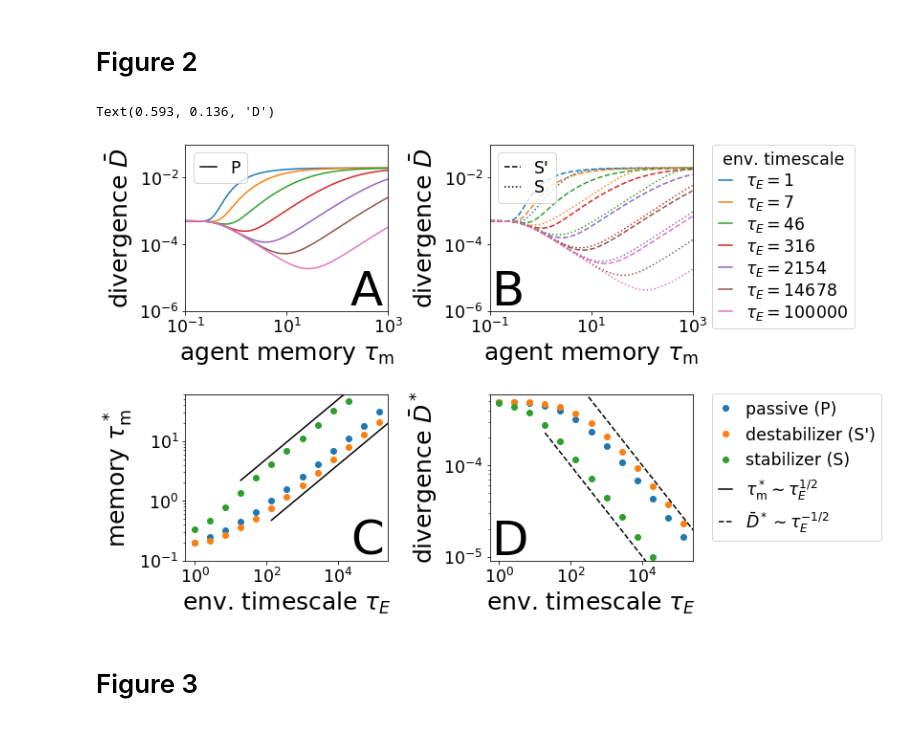
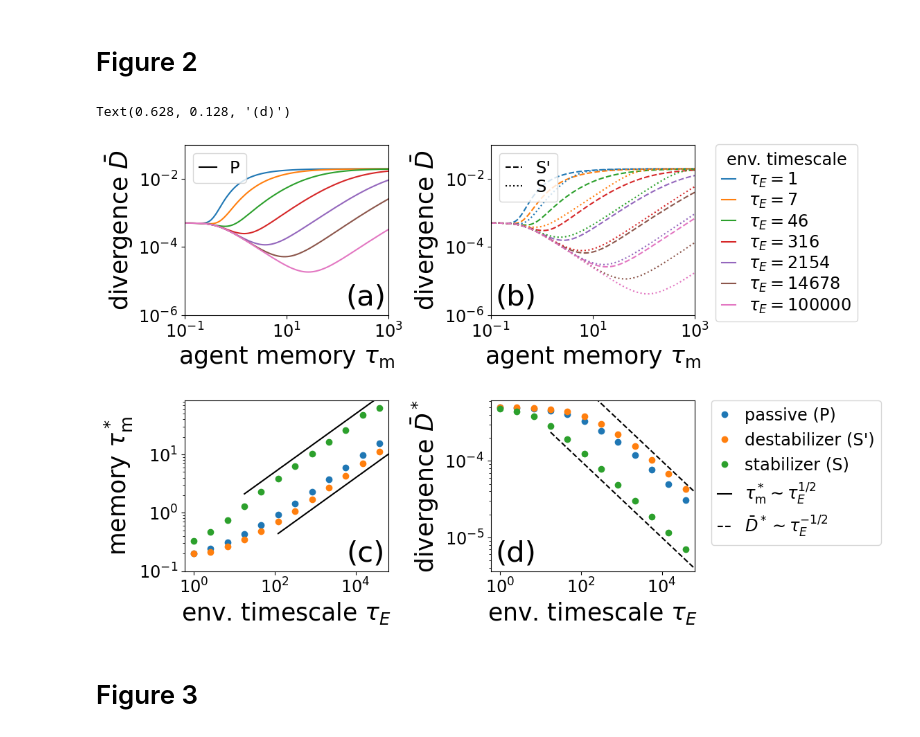
Before and after one commit to eltrompetero/adaptation, a Jupyter notebook: plotting.ipynb, the cells around one changed output. Drawn from its saved outputs; the diff is of its cells as text; code cells hidden in the pictures.

```diff
--- a/plotting.ipynb
+++ b/plotting.ipynb
@@ -47,7 +49,7 @@ fig.savefig('%s/vector.png'%imgdr, bbox_inches='tight', dpi=200)
 seed = 1
 
 # agent properties
-betaRange = exp(-1/array([1,10,100]))
+betaRange = np.exp(-1/np.array([1,10,100]))
 # environment properties
 tau = 10
 kwargs = {'noise':{'type':'binary', 'scale':.2},
@@ -56,8 +58,8 @@ kwargs = {'noise':{'type':'binary', 'scale':.2},
 
 kwargs['rng'] = np.random.RandomState(seed)
 kwargs['noise']['tau'] = tau
-learner = agent.Vision(**kwargs)
-learner.learn(betaRange, n_cpus=cpu_count()-1);
+learner = agent.Passive(**kwargs)
+learner.learn(betaRange);
 # %%
 fig = plt.figure(figsize=(10,9.5))
 gs = GridSpec(2,3)
@@ -143,7 +144,7 @@ fig.savefig(f'{imgdr}/example_and_rates.pdf', bbox_inches='tight')
 # %% [markdown]
 # Figure 2
 # %%
-load_pickle('cache/vision_agent_sim_tau_range.p')
+load_pickle('cache/passive_agent_sim_tau_range.p')
 tauRange_ = tauRange
 learners_ = learners
 tauRange = tauRange[::2]
@@ -159,10 +160,10 @@ ax = [ax[0,0],ax[0,1]]
 
 
 for i, mdkl in enumerate(dkl.values()):
-    ax[0].loglog(-1/log(betaRange), mdkl, '-', c='C%d'%i)
+    ax[0].loglog(-1/np.log(betaRange), mdkl, '-', c='C%d'%i)
 
 ax[0].set(ylabel=r'divergence $\bar D$',
-          xlim=-1/log(betaRange[[0,-1]]), ylim=(1e-6, .1),
+          xlim=-1/np.log(betaRange[[0,-1]]), ylim=(1e-6, .1),
           xlabel=r'agent memory $\tau_{\rm m}$',
           xticks=[.1, 10, 1e3])
 leg = ax[0].legend([r'$\tau_E=%1.0f$'%(i) for i in tauRange],
@@ -188,7 +189,7 @@ for k in list(dkl.keys())[1::2]:
     del dkl[k]
 
 for i, mdkl in enumerate(dkl.values()):
-     ax[1].loglog(-1/log(betaRange), mdkl, '--')
+     ax[1].loglog(-1/np.log(betaRange), mdkl, '--')
 
 load_pickle('cache/stabilizer_agent_sim_tau_range.p')
 tauRange_ = tauRange
@@ -199,12 +200,12 @@ for k in list(dkl.keys())[1::2]:
     del dkl[k]
 
 for i, mdkl in enumerate(dkl.values()):
-     ax[1].loglog(-1/log(betaRange), mdkl, ':',
+     ax[1].loglog(-1/np.log(betaRange), mdkl, ':',
               c='C%d'%i)
 
 ax[1].set(xlabel=r'agent memory $\tau_{\rm m}$',
           ylabel=r'divergence $\bar D$',
-          xlim=-1/log(betaRange[[0,-1]]),
+          xlim=-1/np.log(betaRange[[0,-1]]),
           ylim=(1e-6, .1),
           xticks=[.1, 10, 1e3])
 
@@ -227,104 +228,107 @@ ax[1].legend(custom_lines,
              loc=2)
 ax[1].add_artist(leg)
 
-# ax[0].text(.12, 1.e-2, 'A', fontsize=50)
-# ax[1].text(.12, 1.e-2, 'B', fontsize=50)
-
 
 
 # ===============================================
 ax = [allax[1,0],allax[1,1]]
 
 # track min
-load_pickle('cache/tau_scaling_0.2.p')
+# load_pickle('cache/tau_scaling_0.2.p')
+load_pickle('cache/eigen_passive_tau_range.p')
 
 h = []
 
 # passive
 minbeta = []
 mindkl = []
-for k in list(Pdkl.keys())[:-2]:
-    mn = find_chebmin(betaRange, Pdkl[k], h0, Perrs[k].ravel())
+for k in list(edkl.keys())[:-1]:
+    mn = find_chebmin(betaRange, edkl[k], h0, errs[k].ravel())
     minbeta.append(mn[0])
     mindkl.append(mn[1])
 minbeta = np.array(minbeta)
 mindkl = np.array(mindkl)
-memlifetime = -1/log(minbeta)
+memlifetime = -1/np.log(minbeta)
 h.append(ax[0].loglog(tauRange[:memlifetime.size], memlifetime, 'o')[0])
 ax[1].loglog(tauRange[:mindkl.size], mindkl, 'o')
 
 # destabilizer
+load_pickle('cache/eigen_destabilizer_tau_range.p')
 minbeta = []
 mindkl = []
-for k in list(Pdkl.keys())[:-2]:
-    mn = find_chebmin(betaRange, ADdkl[k], h0, ADerrs[k].ravel())
+for k in list(edkl.keys())[:-1]:
+    mn = find_chebmin(betaRange, edkl[k], h0, errs[k].ravel())
     minbeta.append(mn[0])
     mindkl.append(mn[1])
 minbeta = np.array(minbeta)
 mindkl = np.array(mindkl)
-memlifetime = -1/log(minbeta)
+memlifetime = -1/np.log(minbeta)
 h.append(ax[0].loglog(tauRange[:memlifetime.size], memlifetime, 'o')[0])
 ax[1].loglog(tauRange[:mindkl.size], mindkl, 'o')
 
-# stabilizer
+# stabilizer ===================================
+load_pickle('cache/eigen_stabilizer_tau_range.p')
 minbeta = []
 mindkl = []
-for k in list(ASdkl.keys())[:-4]:
-    mn = find_chebmin(betaRange, ASdkl[k], h0, ASerrs[k].ravel())
+for k in list(edkl.keys())[:-1]:
+    mn = find_chebmin(betaRange, edkl[k], h0, errs[k].ravel())
     minbeta.append(mn[0])
     mindkl.append(mn[1])
 minbeta = np.array(minbeta)
 mindkl = np.array(mindkl)
-memlifetime = -1/log(minbeta)
+memlifetime = -1/np.log(minbeta)
 h.append(ax[0].loglog(tauRange[:memlifetime.size], memlifetime, 'o')[0])
 ax[1].loglog(tauRange[:mindkl.size], mindkl, 'o')
 
-# fit lines
+# fit lines ====================================
 xlim0 = ax[0].get_xlim()
 ylim0 = ax[0].get_ylim()
-te = array([tauRange[5], xlim0[-1]])
+te = np.array([tauRange[5], xlim0[-1]])
 h.append(ax[0].loglog(te, te**.5/25, 'k-')[0])
-te = array([tauRange[3], xlim0[-1]])
+te = np.array([tauRange[3], xlim0[-1]])
 ax[0].loglog(te, te**.5/2, 'k-')
 
 ylim = ax[1].get_ylim()
-te = tauRange[3:-3]
+te = tauRange[3:]
 h.append(ax[1].loglog(te, te**-.5/1000, 'k--')[0])
 te = tauRange[4:]
 ax[1].loglog(te, te**-.5/100, 'k--')
 
 ax[0].set(ylabel=r'memory $\tau_{\rm m}^*$')
 ax[0].set(xscale='log', yscale='log')
-ax[0].set(xlim=xlim0, ylim=(.1,ylim0[1]),
+ax[0].set(xlim=xlim0, ylim=(.1, ylim0[1]),
           xlabel=r'env. timescale $\tau_E$',
           xticks=[1, 1e2, 1e4])
 ax[1].set(xscale='log', yscale='log',
           xlabel=r'env. timescale $\tau_E$',
           ylabel=r'divergence $\bar D^*$')
 ax[1].set(xlim=xlim0, ylim=ylim)
-ax[1].set(ylim=(1e-5/1.1,ylim[1]),
+ax[1].set(ylim=(4e-6/1.1,ylim[1]),
           xticks=[1, 1e2, 1e4])
 
 ax[1].legend(h, ('passive (P)', "destabilizer (S')", 'stabilizer (S)',
                  r'$\tau_{\rm m}^* \sim \tau_E^{1/2}$',
                  r'$\bar D^* \sim \tau_E^{-1/2}$'),
              fontsize='x-small',
              handlelength=.8,
-             bbox_to_anchor=(1.055,1.051))
+             loc=1,
+             bbox_to_anchor=(1.955,1.051))
 
 
 # formatting all axes =============================================
 for a in allax.ravel():
     [el.set_fontsize('x-small') for el in a.xaxis.get_ticklabels()]
     [el.set_fontsize('x-small') for el in a.yaxis.get_ticklabels()]
 
-allax[0,0].text(180, 1.5e-6, 'A', fontsize=50)
-allax[0,1].text(.105, 1.5e-6, 'B', fontsize=50)
-fig.text(.377, .136, 'C', fontsize=50)
-fig.text(.593, .136, 'D', fontsize=50)
+# allax[0,0].text(140, 2e-6, '(a)', fontsize=30)
+# allax[0,1].text(.12, 2e-6, '(b)', fontsize=30)
+fig.text(.4, .59, '(a)', fontsize=30, ha='center')
+fig.text(.628, .59, '(b)', fontsize=30, ha='center')
+fig.text(.4, .128, '(c)', fontsize=30, ha='center')
+fig.text(.628, .128, '(d)', fontsize=30, ha='center')
 # %% [output]
-Text(0.593, 0.136, 'D')
+Text(0.628, 0.128, '(d)')
-[figure, old version]
+[figure, new version]
 # %%
 fig.savefig(f'{imgdr}/tau_scaling.pdf', bbox_inches='tight')
 # %% [markdown]
```
Also changed, not shown: parts of 28 cells of this notebook.
